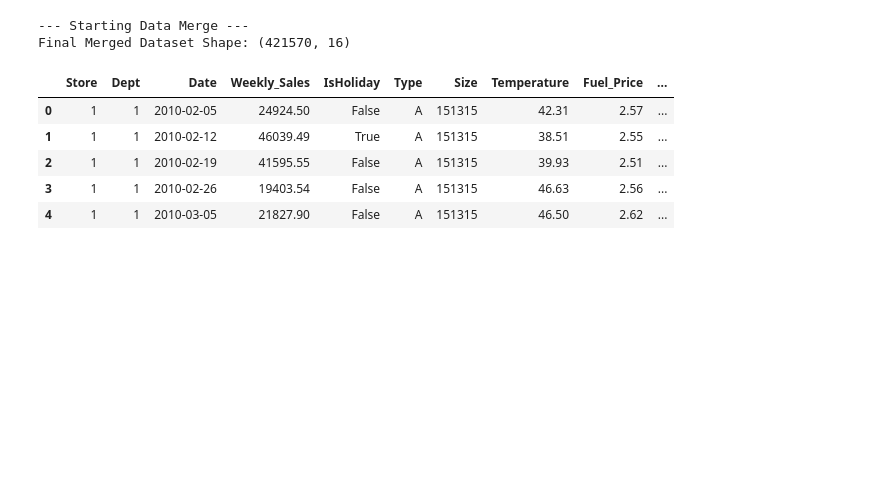
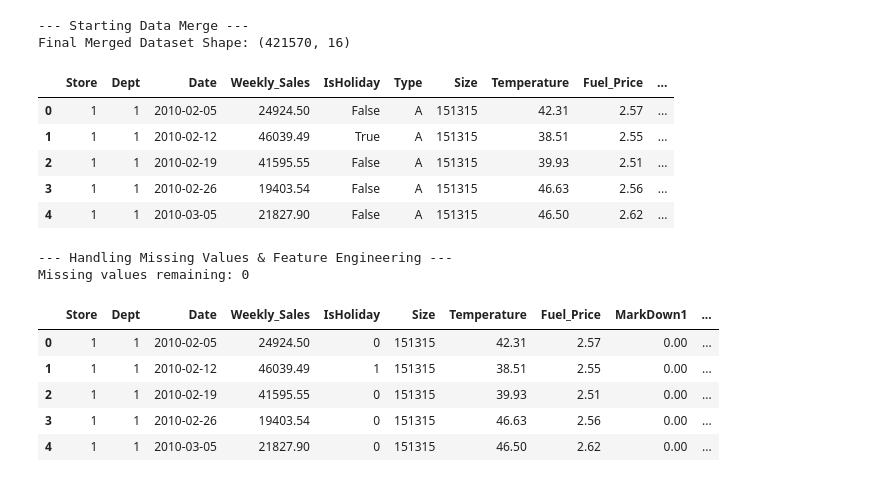
Before and after one commit to mihiranga-dev/apex-retail-forecast, a Jupyter notebook: 1_ml_pipeline/01_EDA_and_Preprocessing.ipynb, the cells around one changed output. Cells and saved outputs as stored; diff of their text form; code cells hidden in the pictures; blank space fills up the shorter version.

Commit message:
feat: handle missing values and engineer time-series features

```diff
--- a/1_ml_pipeline/01_EDA_and_Preprocessing.ipynb
+++ b/1_ml_pipeline/01_EDA_and_Preprocessing.ipynb
@@ -116,3 +116,43 @@ Final Merged Dataset Shape: (421570, 16)
 | 2 | 1 | 1 | 2010-02-19 | 41595.55 | False | A | 151315 | 39.93 | 2.51 | ... |
 | 3 | 1 | 1 | 2010-02-26 | 19403.54 | False | A | 151315 | 46.63 | 2.56 | ... |
 | 4 | 1 | 1 | 2010-03-05 | 21827.90 | False | A | 151315 | 46.50 | 2.62 | ... |
+# %%
+print("--- Handling Missing Values & Feature Engineering ---")
+
+# Handle Missing MarkDown Data
+# 'NaN' in markdown simple means walmart wasn't running a promotion that weekk. Replace NaN with 0
+markdown_cols = ['MarkDown1', 'MarkDown2', 'MarkDown3', 'MarkDown4', 'MarkDown5']
+final_df[markdown_cols] = final_df[markdown_cols].fillna(0)
+
+# Handle missing Economics Data (CPI & Unemployment)
+# Fill the few missing economics values with the overall average (mean)
+final_df['CPI'] = final_df['CPI'].fillna(final_df['CPI'].mean())
+final_df['Unemployement'] = final_df['Unemployment'].fillna(final_df['Unemployment'].mean())
+
+# Time-Series Feature Extraction
+# ML module don't understand dates. Extracts the week number and year as math number
+final_df['Week'] = final_df['Date'].dt.isocalendar().week
+final_df['Year'] = final_df['Date'].dt.year
+
+# Convert CAtegorical Data to Numbers
+# Convert True/False holidays to 0 & 1
+final_df['IsHoliday'] = final_df['IsHoliday'].astype(int)
+
+# Convert Store 'Type' (A, B, C) into numbers using One-Hot Encoding
+# Creates new columns like 'Type_B' and 'Type_C' with 1s and 0s
+final_df = pd.get_dummies(final_df, columns=['Type'], drop_first=True)
+
+print(f"Missing values remaining: {final_df.isnull().sum().sum()}")
+
+# Show the cleaned data
+pd.set_option('display.max_columns', None)
+final_df.head()
+# %% [output]
+--- Handling Missing Values & Feature Engineering ---
+Missing values remaining: 0
+|  | Store | Dept | Date | Weekly_Sales | IsHoliday | Size | Temperature | Fuel_Price | MarkDown1 | ... |
+| 0 | 1 | 1 | 2010-02-05 | 24924.50 | 0 | 151315 | 42.31 | 2.57 | 0.00 | ... |
+| 1 | 1 | 1 | 2010-02-12 | 46039.49 | 1 | 151315 | 38.51 | 2.55 | 0.00 | ... |
+| 2 | 1 | 1 | 2010-02-19 | 41595.55 | 0 | 151315 | 39.93 | 2.51 | 0.00 | ... |
+| 3 | 1 | 1 | 2010-02-26 | 19403.54 | 0 | 151315 | 46.63 | 2.56 | 0.00 | ... |
+| 4 | 1 | 1 | 2010-03-05 | 21827.90 | 0 | 151315 | 46.50 | 2.62 | 0.00 | ... |
```
